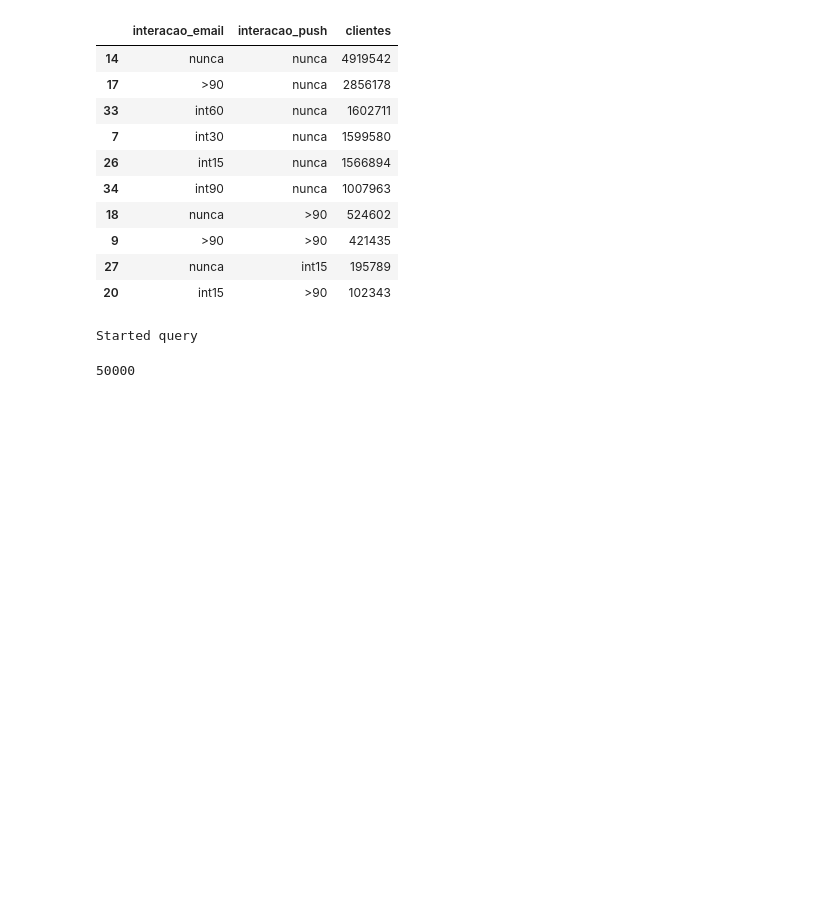
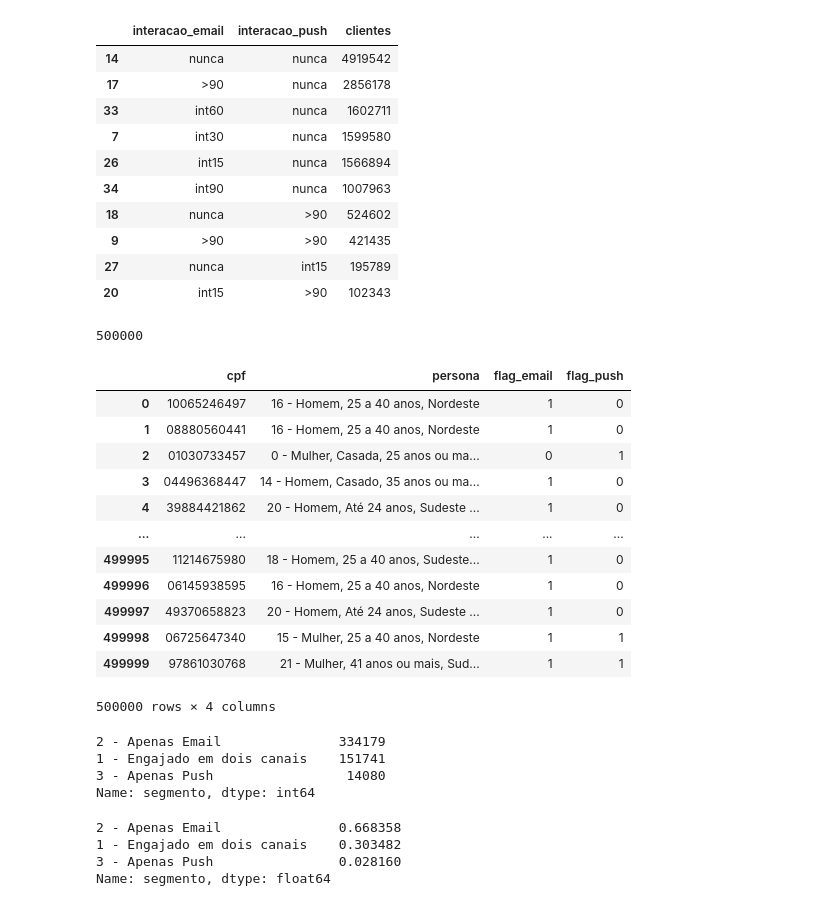
Before and after one commit to FlaviaCostaWill/diretorio_trabalho, a Jupyter notebook: Canais contato/202308 - Analise de canais de contato.ipynb, the cells around one changed output. Cells and saved outputs as stored; diff of their text form; code cells hidden in the pictures; blank space fills up the shorter version.

```diff
--- a/Canais contato/202308 - Analise de canais de contato.ipynb
+++ b/Canais contato/202308 - Analise de canais de contato.ipynb
@@ -135,37 +135,41 @@ df2.sort_values(by = 'clientes', ascending = False).head(10)
 query = """
 
 select
-cpf
+c.cpf
+, max(p.ds_cluster_sociodemographic) as persona
 , max(case when interacao_email <> 'nunca' then 1 else 0 end) as flag_email
 , max(case when interacao_push <> 'nunca' then 1 else 0 end) as flag_push
-from martech_curated_zone.historico_acionamento_pmm_cliente
+from martech_curated_zone.historico_acionamento_pmm_cliente c
+left join customer_curated_zone.ca_book_cliente cli on (cli.cpf = c.cpf)
+left join customer_curated_zone.ca_book_cliente_cluster p on (p.id_customer = cli.id_customer)
 where (ult_disparo_email is not null or ult_disparo_push is not null)
 and (interacao_email <> 'nunca' or interacao_push <> 'nunca')
 group by 1
 order by rand()
-limit 50000
+limit 500000
 
 
 """
 
+# wr.s3.delete_objects(staging_path, boto3_session=boto3_session)
 
-wr.s3.delete_objects(staging_path, boto3_session=boto3_session)
+# # Run query
+# print('Started query')
 
-# Run query
-print('Started query')
+# df3 = wr.athena.read_sql_query(
+#     sql=query,
+#     database=None,
+#     unload_approach=True,
+#     ctas_approach=False,
+#     boto3_session=boto3_session,
+#     s3_output=staging_path
+# )
+# wr.s3.delete_objects(staging_path, boto3_session=boto3_session)
 
-df3 = wr.athena.read_sql_query(
-    sql=query,
-    database=None,
-    unload_approach=True,
-    ctas_approach=False,
-    boto3_session=boto3_session,
-    s3_output=staging_path
-)
-wr.s3.delete_objects(staging_path, boto3_session=boto3_session)
+from acessos import df_athena_q
+
+df3 = df_athena_q('flavia-costa', query)
-# %% [output]
-Started query
 # %%
 len(df3)
 # %% [output]
-50000
+500000
@@ -183,0 +176,35 @@ plt.show()
+# %%
+df3
+# %% [output]
+|  | cpf | persona | flag_email | flag_push |
+| 0 | 10065246497 | 16 - Homem, 25 a 40 anos, Nordeste | 1 | 0 |
+| 1 | 08880560441 | 16 - Homem, 25 a 40 anos, Nordeste | 1 | 0 |
+| 2 | 01030733457 | 0 - Mulher, Casada, 25 anos ou ma... | 0 | 1 |
+| 3 | 04496368447 | 14 - Homem, Casado, 35 anos ou ma... | 1 | 0 |
+| 4 | 39884421862 | 20 - Homem, Até 24 anos, Sudeste ... | 1 | 0 |
+| ... | ... | ... | ... | ... |
+| 499995 | 11214675980 | 18 - Homem, 25 a 40 anos, Sudeste... | 1 | 0 |
+| 499996 | 06145938595 | 16 - Homem, 25 a 40 anos, Nordeste | 1 | 0 |
+| 499997 | 49370658823 | 20 - Homem, Até 24 anos, Sudeste ... | 1 | 0 |
+| 499998 | 06725647340 | 15 - Mulher, 25 a 40 anos, Nordeste | 1 | 1 |
+| 499999 | 97861030768 | 21 - Mulher, 41 anos ou mais, Sud... | 1 | 1 |
+500000 rows × 4 columns
+# %%
+df3['segmento'] = np.where((df3['flag_email'] == 1) & (df3['flag_push'] == 1), "1 - Engajado em dois canais",
+                    np.where((df3['flag_email'] == 1) & (df3['flag_push'] == 0), "2 - Apenas Email",
+                          np.where((df3['flag_email'] == 0) & (df3['flag_push'] == 1), "3 - Apenas Push", "NI")))
+
+
+df3['segmento'].value_counts()
+# %% [output]
+2 - Apenas Email               334179
+1 - Engajado em dois canais    151741
+3 - Apenas Push                 14080
+Name: segmento, dtype: int64
+# %%
+df3['segmento'].value_counts(normalize = True)
+# %% [output]
+2 - Apenas Email               0.668358
+1 - Engajado em dois canais    0.303482
+3 - Apenas Push                0.028160
+Name: segmento, dtype: float64
```
Also changed, not shown: parts of 11 cells of this notebook, 2 other files.
